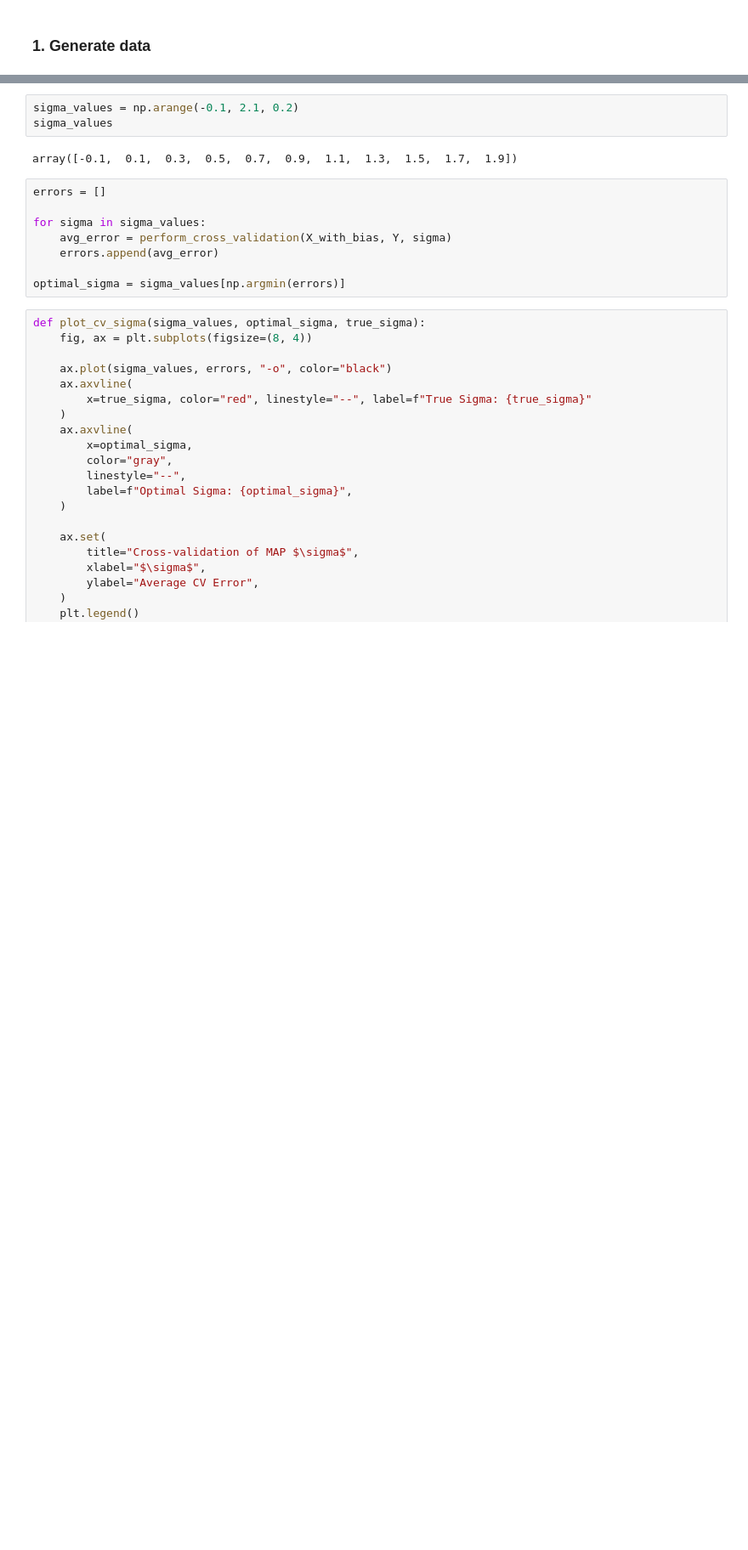
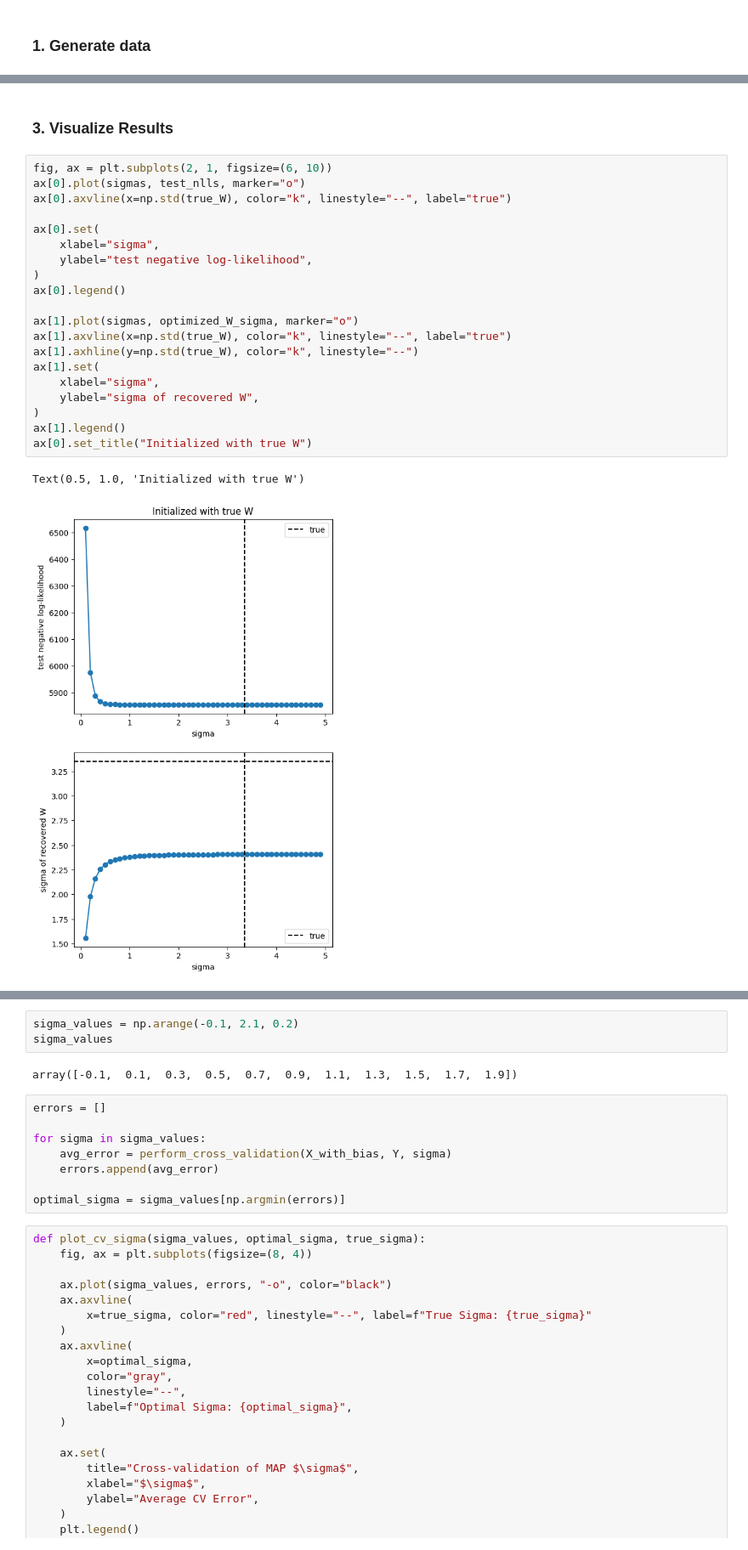
Before and after one commit to jess-breda/violations-multinomial, a Jupyter notebook: multiclass_logistic_regression.ipynb, the cells around one changed output, grey strips where cells are left out. Shown at 85% size. Cells and saved outputs as stored; diff of their text form; blank space fills up the shorter version.

```diff
--- a/multiclass_logistic_regression.ipynb
+++ b/multiclass_logistic_regression.ipynb
@@ -331,0 +412,25 @@ Y is (10000, 3)
+# %% [markdown]
+### 3. Visualize Results
+# %%
+fig, ax = plt.subplots(2, 1, figsize=(6, 10))
+ax[0].plot(sigmas, test_nlls, marker="o")
+ax[0].axvline(x=np.std(true_W), color="k", linestyle="--", label="true")
+
+ax[0].set(
+    xlabel="sigma",
+    ylabel="test negative log-likelihood",
+)
+ax[0].legend()
+
+ax[1].plot(sigmas, optimized_W_sigma, marker="o")
+ax[1].axvline(x=np.std(true_W), color="k", linestyle="--", label="true")
+ax[1].axhline(y=np.std(true_W), color="k", linestyle="--")
+ax[1].set(
+    xlabel="sigma",
+    ylabel="sigma of recovered W",
+)
+ax[1].legend()
+ax[0].set_title("Initialized with true W")
+# %% [output]
+Text(0.5, 1.0, 'Initialized with true W')
+[figure, added]
```
Also changed, not shown: parts of 18 cells of this notebook.
